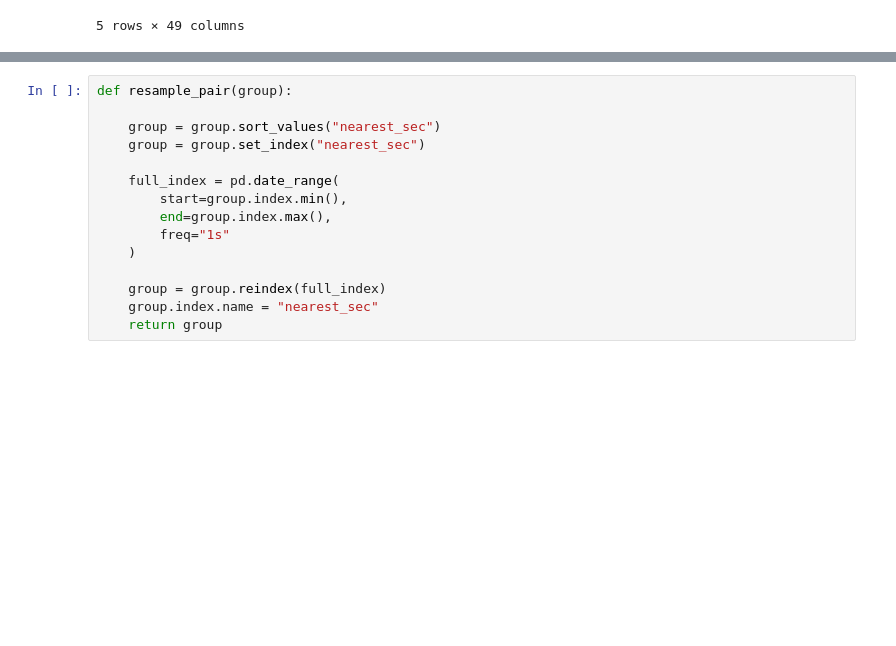
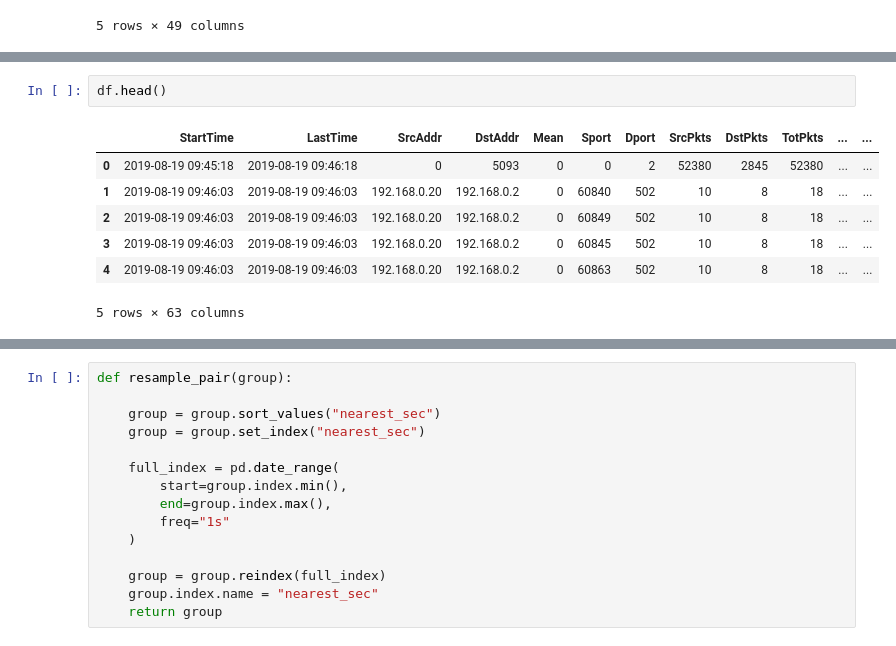
Before and after one commit to yjiahao/network-traffic-classification, a Jupyter notebook: src/preprocess/preprocess_data.ipynb, the cells around one changed output, grey strips where cells are left out. Drawn from its saved outputs; the diff is of its cells as text; blank space fills up the shorter version.

```diff
--- a/src/preprocess/preprocess_data.ipynb
+++ b/src/preprocess/preprocess_data.ipynb
@@ -28,0 +63,10 @@ df["nearest_sec"] = df["StartTime"].dt.floor("s")
+# %%
+df.head()
+# %% [output]
+|  | StartTime | LastTime | SrcAddr | DstAddr | Mean | Sport | Dport | SrcPkts | DstPkts | TotPkts | ... | ... |
+| 0 | 2019-08-19 09:45:18 | 2019-08-19 09:46:18 | 0 | 5093 | 0 | 0 | 2 | 52380 | 2845 | 52380 | ... | ... |
+| 1 | 2019-08-19 09:46:03 | 2019-08-19 09:46:03 | 192.168.0.20 | 192.168.0.2 | 0 | 60840 | 502 | 10 | 8 | 18 | ... | ... |
+| 2 | 2019-08-19 09:46:03 | 2019-08-19 09:46:03 | 192.168.0.20 | 192.168.0.2 | 0 | 60849 | 502 | 10 | 8 | 18 | ... | ... |
+| 3 | 2019-08-19 09:46:03 | 2019-08-19 09:46:03 | 192.168.0.20 | 192.168.0.2 | 0 | 60845 | 502 | 10 | 8 | 18 | ... | ... |
+| 4 | 2019-08-19 09:46:03 | 2019-08-19 09:46:03 | 192.168.0.20 | 192.168.0.2 | 0 | 60863 | 502 | 10 | 8 | 18 | ... | ... |
+5 rows × 63 columns
```
Also changed, not shown: parts of 15 cells of this notebook.
